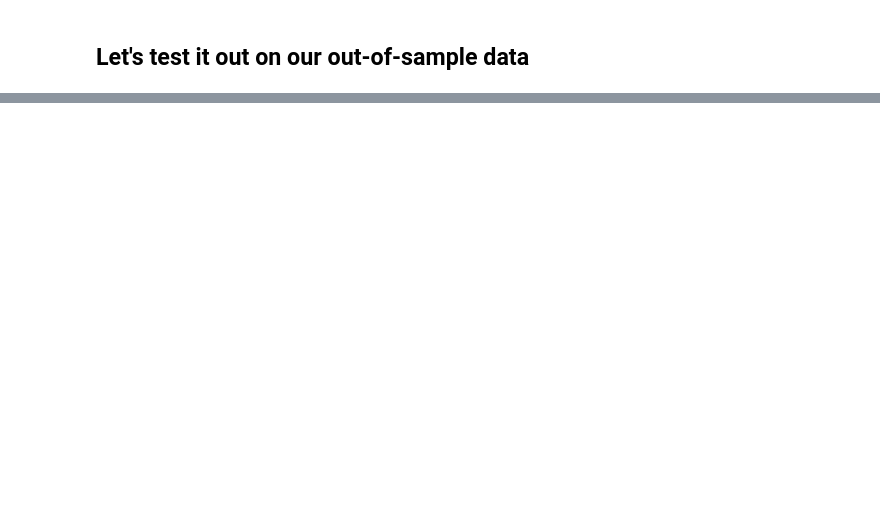
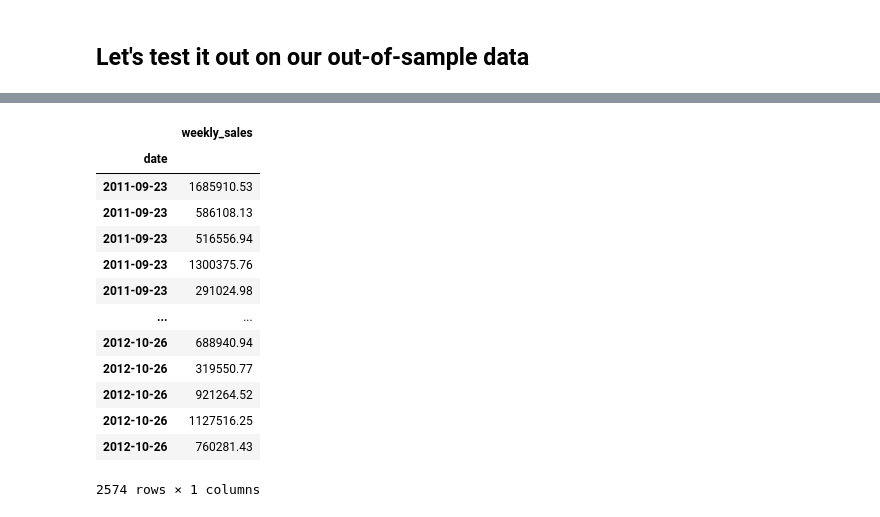
Before and after one commit to VelasquezAlejandro044/alejandro-individual-project, a Jupyter notebook: walmart_sales_data_work.ipynb, the cells around one changed output, grey strips where cells are left out. Cells and saved outputs as stored; diff of their text form; code cells hidden in the pictures; blank space fills up the shorter version.

```diff
--- a/walmart_sales_data_work.ipynb
+++ b/walmart_sales_data_work.ipynb
@@ -777,0 +809,17 @@ eval_df
+# %%
+test
+# %% [output]
+|  | weekly_sales |
+| date |  |
+| 2011-09-23 | 1685910.53 |
+| 2011-09-23 | 586108.13 |
+| 2011-09-23 | 516556.94 |
+| 2011-09-23 | 1300375.76 |
+| 2011-09-23 | 291024.98 |
+| ... | ... |
+| 2012-10-26 | 688940.94 |
+| 2012-10-26 | 319550.77 |
+| 2012-10-26 | 921264.52 |
+| 2012-10-26 | 1127516.25 |
+| 2012-10-26 | 760281.43 |
+2574 rows × 1 columns
```
Also changed, not shown: parts of 10 cells of this notebook, 4 other files.
